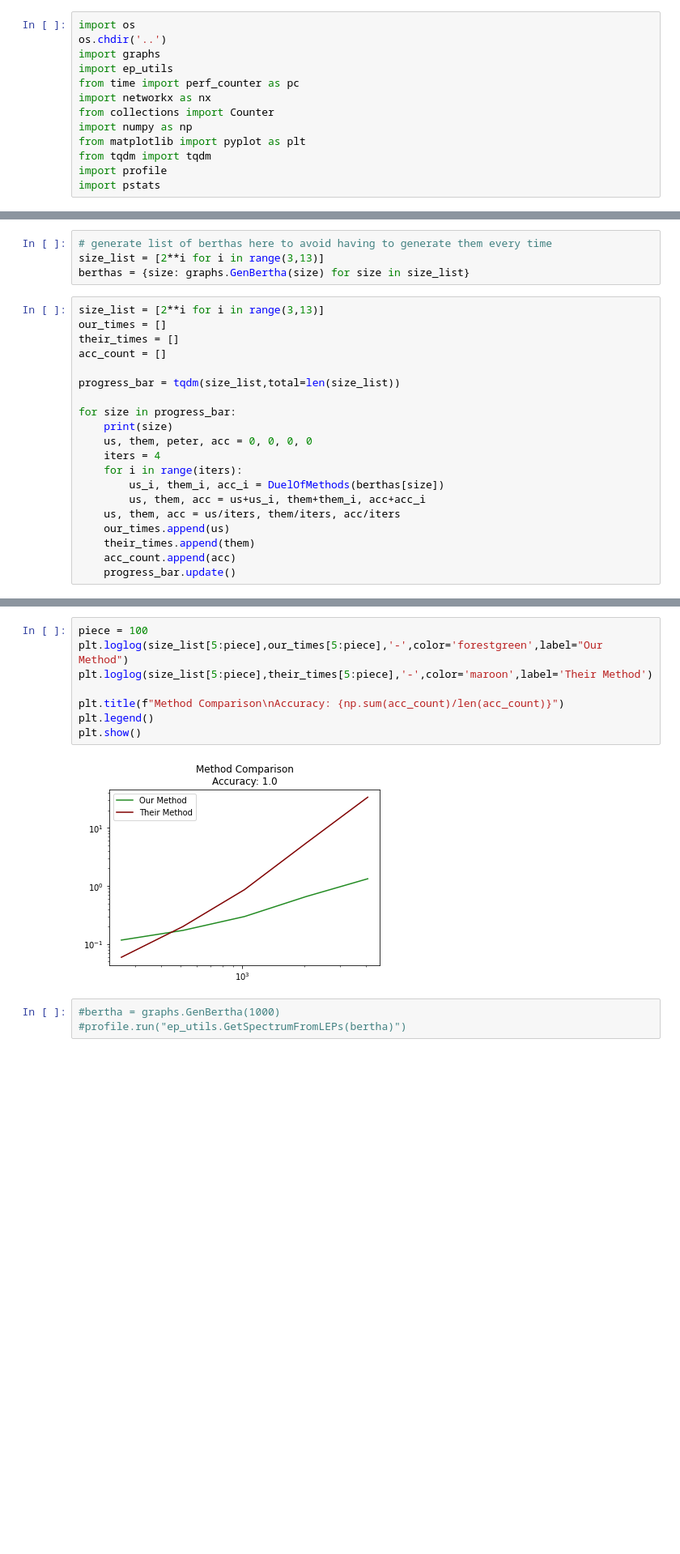
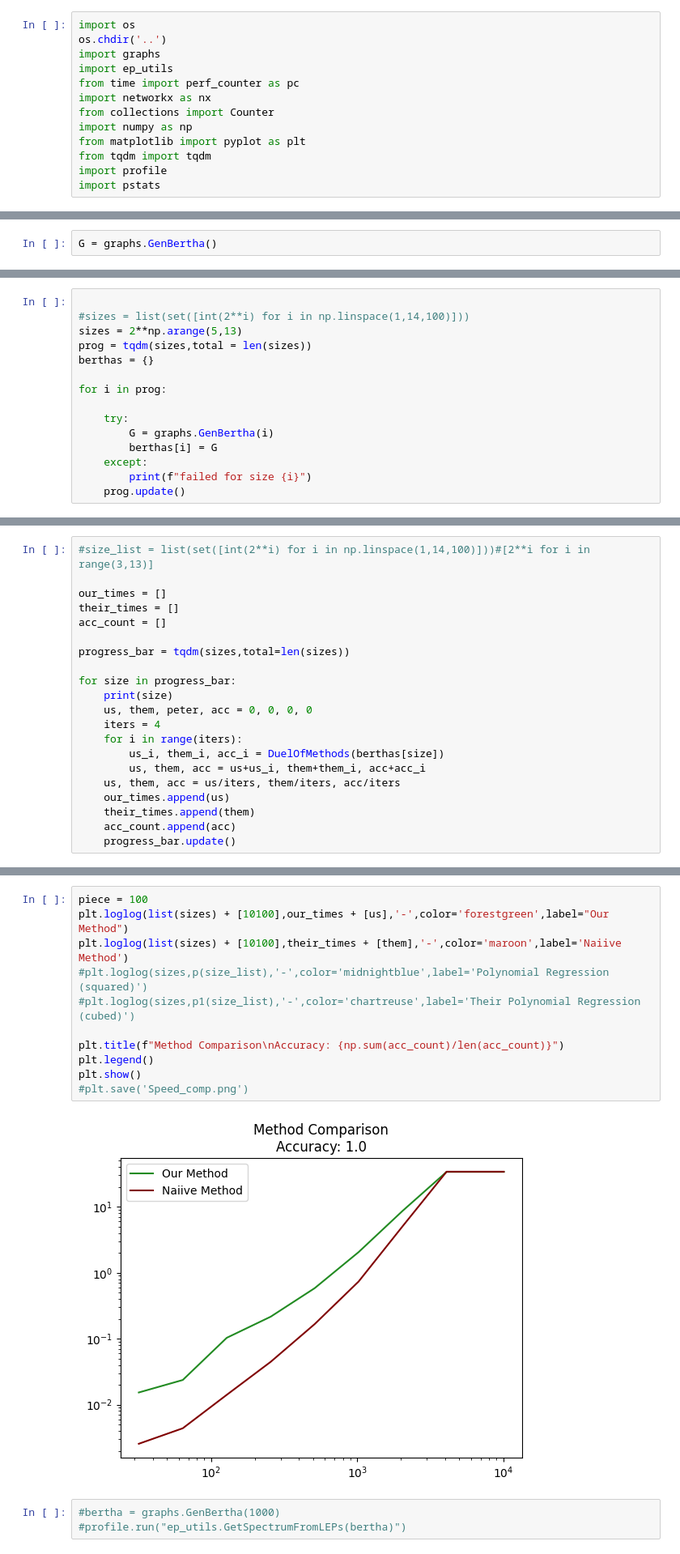
Before and after one commit to BismarkPrime/EquitablePartitions, a Jupyter notebook: Jupyter_notebooks/Speed_Test.ipynb, the cells around one changed output, grey strips where cells are left out. Shown at 81% size. Cells and saved outputs as stored; diff of their text form; blank space fills up the shorter version.

```diff
--- a/Jupyter_notebooks/Speed_Test.ipynb
+++ b/Jupyter_notebooks/Speed_Test.ipynb
@@ -13,0 +16,2 @@ import pstats
+# %%
+G = graphs.GenBertha()
@@ -14,3 +20,18 @@ import pstats
+# %%
+
+#sizes = list(set([int(2**i) for i in np.linspace(1,14,100)]))
+sizes = 2**np.arange(5,13)
+prog = tqdm(sizes,total = len(sizes))
+berthas = {}
+
+for i in prog:
+
+    try:
+        G = graphs.GenBertha(i)
+        berthas[i] = G
+    except:
+        print(f"failed for size {i}")
+    prog.update()
 # %%
 def DuelOfMethods(bertha):
     """compares networkx's normal eigenvalue catching method to our method
@@ -41,17 +59,14 @@ def DuelOfMethods(bertha):
     accurate = Counter(np.round(np.array(their_spec),2)) == Counter(np.round(our_spec,2))
 
     return our_time, their_time, accurate
-# %%
-# generate list of berthas here to avoid having to generate them every time
-size_list = [2**i for i in range(3,13)]
-berthas = {size: graphs.GenBertha(size) for size in size_list}
 # %%
-size_list = [2**i for i in range(3,13)]
+#size_list = list(set([int(2**i) for i in np.linspace(1,14,100)]))#[2**i for i in range(3,13)]
+
 our_times = []
 their_times = []
 acc_count = []
 
-progress_bar = tqdm(size_list,total=len(size_list))
+progress_bar = tqdm(sizes,total=len(sizes))
 
 for size in progress_bar:
     print(size)
@@ -79,13 +210,16 @@ for size in progress_bar:
 # %%
 piece = 100
-plt.loglog(size_list[5:piece],our_times[5:piece],'-',color='forestgreen',label="Our Method")
-plt.loglog(size_list[5:piece],their_times[5:piece],'-',color='maroon',label='Their Method')
+plt.loglog(list(sizes) + [10100],our_times + [us],'-',color='forestgreen',label="Our Method")
+plt.loglog(list(sizes) + [10100],their_times + [them],'-',color='maroon',label='Naiive Method')
+#plt.loglog(sizes,p(size_list),'-',color='midnightblue',label='Polynomial Regression (squared)')
+#plt.loglog(sizes,p1(size_list),'-',color='chartreuse',label='Their Polynomial Regression (cubed)')
 
 plt.title(f"Method Comparison\nAccuracy: {np.sum(acc_count)/len(acc_count)}")
 plt.legend()
 plt.show()
+#plt.save('Speed_comp.png')
 # %% [output]
-[figure, old version]
+[figure, new version]
 # %%
 #bertha = graphs.GenBertha(1000)
 #profile.run("ep_utils.GetSpectrumFromLEPs(bertha)")
```
Also changed, not shown: parts of 13 cells of this notebook, 29 other files.
